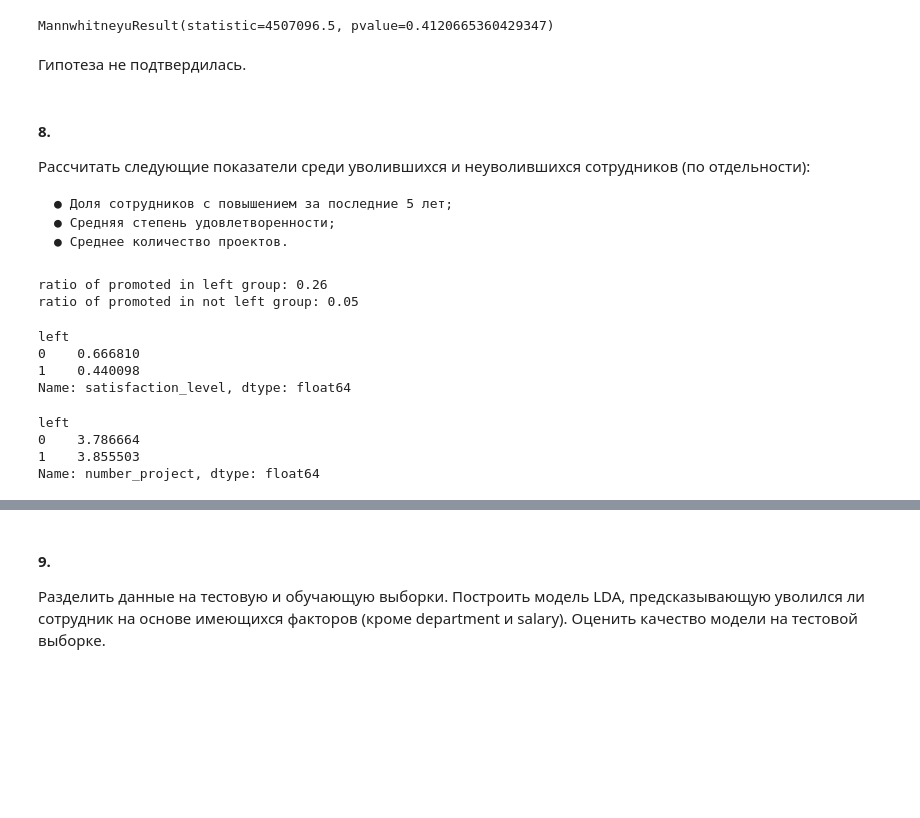
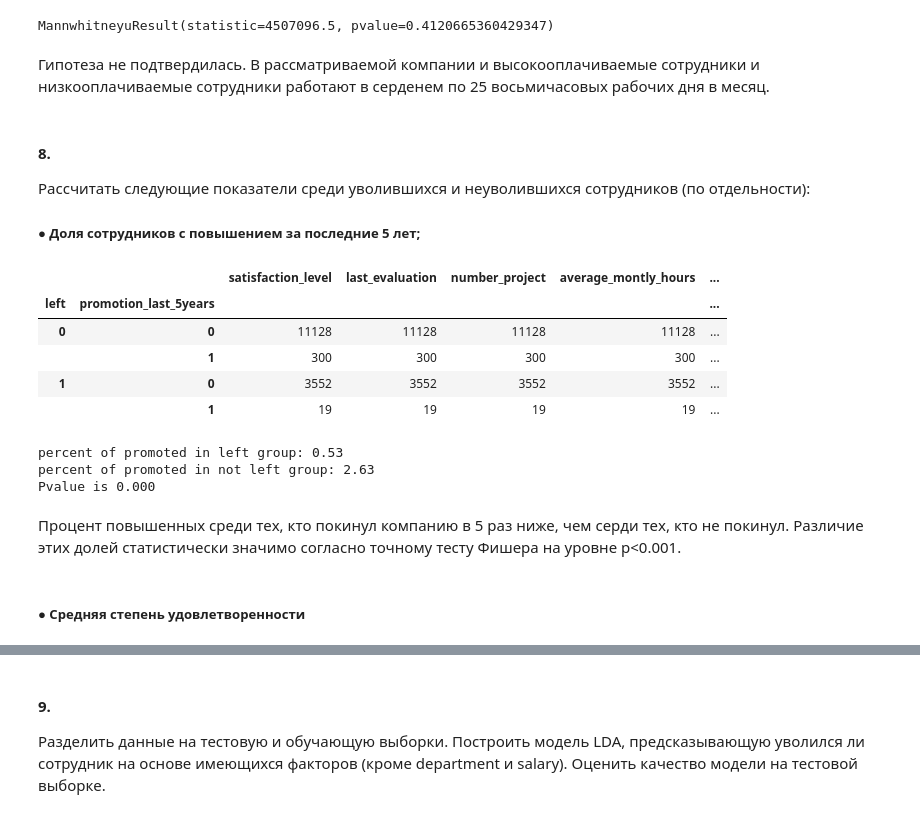
Before and after one commit to xbbt/Netology_DS_course, a Jupyter notebook: Final/Final.ipynb, the cells around one changed output, grey strips where cells are left out. Drawn from its saved outputs; the diff is of its cells as text; code cells hidden in the pictures; blank space fills up the shorter version.

```diff
--- a/Final/Final.ipynb
+++ b/Final/Final.ipynb
@@ -162,38 +285,46 @@ st.mannwhitneyu(low_paid_hours, high_paid_hours)
 
 (Mean(statistic=199.86742118027485, minmax=(197.20975090433825, 202.52509145621144)), Variance(statistic=2274.446448725598, minmax=(2095.1985988201172, 2453.694298631079)), Std_dev(statistic=47.691156 ...
 MannwhitneyuResult(statistic=4507096.5, pvalue=0.4120665360429347)
-# %% [markdown]
-Гипотеза не подтвердилась.
+# %% [markdown]
+Гипотеза не подтвердилась. В рассматриваемой компании и высокооплачиваемые сотрудники и низкооплачиваемые сотрудники работают в серденем по 25 восьмичасовых рабочих дня в месяц.
 # %% [markdown]
 #### 8.
 Рассчитать следующие показатели среди уволившихся и неуволившихся сотрудников (по отдельности):
 
-    ● Доля сотрудников с повышением за последние 5 лет;
-    ● Средняя степень удовлетворенности;
-    ● Среднее количество проектов.
+   ##### ● Доля сотрудников с повышением за последние 5 лет;
-# %%
-gdf = df.groupby(['left', 'promotion_last_5years']) # (lambda x: x['promotion_last_5years'].value_counts())
-promoted_left = gdf.get_group((0, 1)).size
-promoted_not_left = gdf.get_group((1, 1)).size
-
-all_left = (df['left'] == 0).sum()
-all_not_left = (df['left'] == 1).sum()
-print(f'ratio of promoted in left group: {promoted_left/all_left:.2f}')
-print(f'ratio of promoted in not left group: {promoted_not_left/all_not_left:.2f}')
-# %% [output]
-ratio of promoted in left group: 0.26
-ratio of promoted in not left group: 0.05
-# %%
-df.groupby(['left']).agg('mean')['satisfaction_level']
-# %% [output]
-left
-0    0.666810
-1    0.440098
-Name: satisfaction_level, dtype: float64
-# %%
-df.groupby(['left']).agg('mean')['number_project']
-# %% [output]
-left
-0    3.786664
-1    3.855503
-Name: number_project, dtype: float64
+# %%
+gdf = df.groupby(['left', 'promotion_last_5years']).agg('count')
+gdf
+# %% [output]
+|  |  | satisfaction_level | last_evaluation | number_project | average_montly_hours | ... |
+| left | promotion_last_5years |  |  |  |  | ... |
+| 0 | 0 | 11128 | 11128 | 11128 | 11128 | ... |
+|  | 1 | 300 | 300 | 300 | 300 | ... |
+| 1 | 0 | 3552 | 3552 | 3552 | 3552 | ... |
+|  | 1 | 19 | 19 | 19 | 19 | ... |
+# %%
+gdf = gdf['salary']
+promoted_left = gdf[(1, 1)]
+all_left = gdf[(1, 0)] + gdf[(1, 1)]
+
+promoted_not_left = gdf[(0, 1)]
+all_not_left = gdf[(0, 0)] + gdf[(0, 1)]
+
+print(f'percent of promoted in left group: {promoted_left/all_left*100:.2f}')
+print(f'percent of promoted in not left group: {promoted_not_left/all_not_left*100:.2f}')
+
+oddsratio, pvalue = st.fisher_exact(
+    [
+        [gdf[(0, 0)], gdf[(0, 1)]],
+        [gdf[(1, 0)], gdf[(1, 1)]]
+    ]
+)
+print(f'Pvalue is {pvalue:.3f}')
+# %% [output]
+percent of promoted in left group: 0.53
+percent of promoted in not left group: 2.63
+Pvalue is 0.000
+# %% [markdown]
+Процент повышенных среди тех, кто покинул компанию в 5 раз ниже, чем серди тех, кто не покинул. Различие этих долей статистически значимо согласно точному тесту Фишера на уровне p<0.001.
+# %% [markdown]
+##### ● Средняя степень удовлетворенности
```
Also changed, not shown: parts of 40 cells of this notebook.
